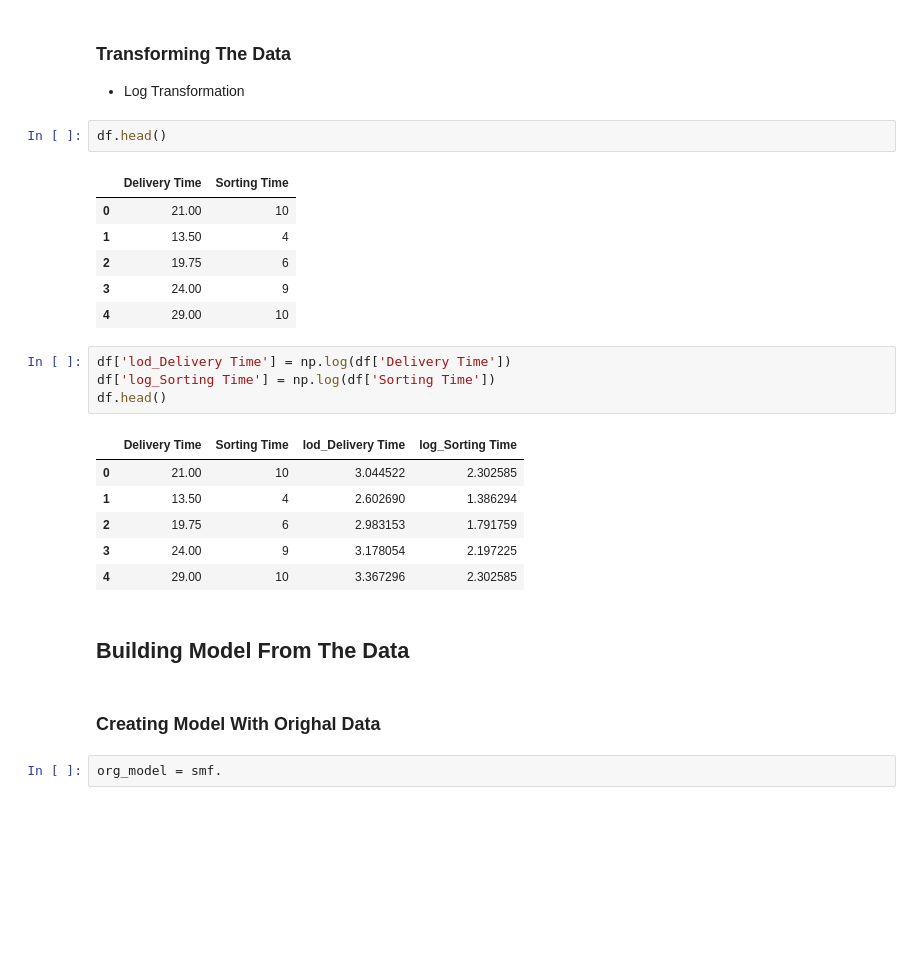
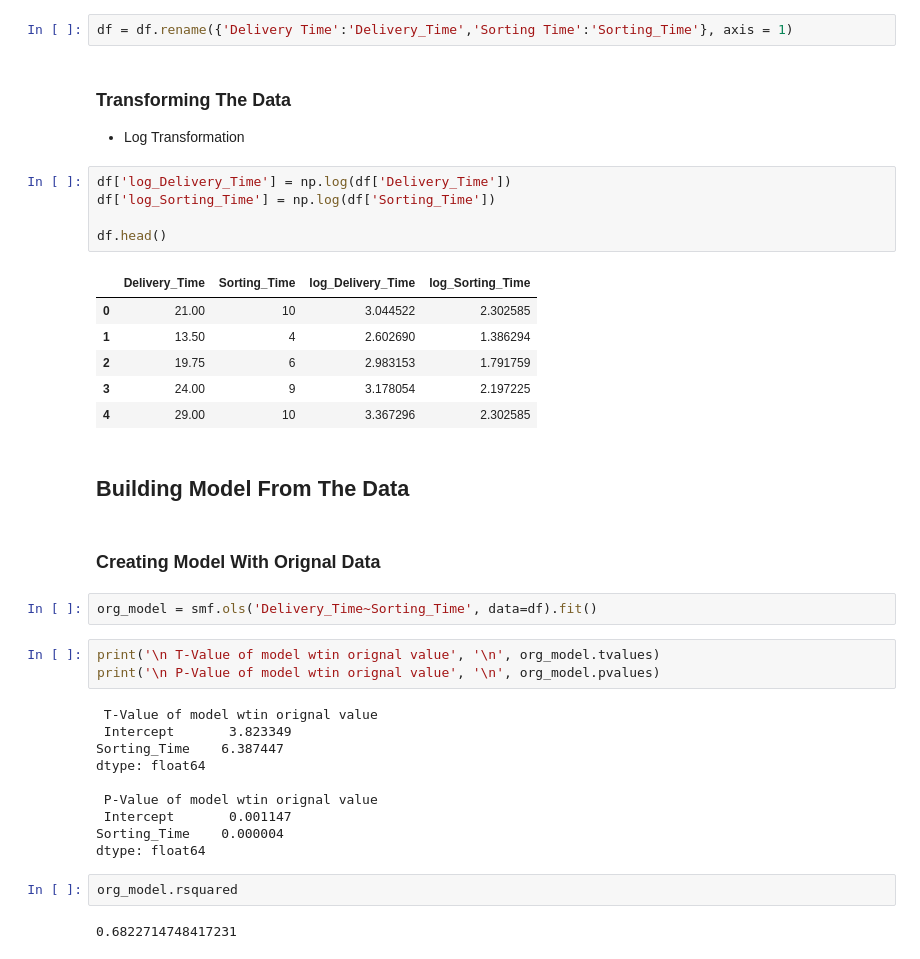
Before and after one commit to kunal-mallick/Data-Science-Assignments, a Jupyter notebook: 04_Simple Linear Regression/Code/Q1.ipynb, the cells around one changed output. Drawn from its saved outputs; the diff is of its cells as text; blank space fills up the shorter version.

Commit message:
completed org and log model

```diff
--- a/04_Simple Linear Regression/Code/Q1.ipynb
+++ b/04_Simple Linear Regression/Code/Q1.ipynb
@@ -107,25 +107,19 @@ df['Sorting Time'].skew()
 0.047115474210530174
 # %% [markdown]
 - As skewness value is between -0.5 to 0.5, so we can keep the orignal data
+# %%
+df = df.rename({'Delivery Time':'Delivery_Time','Sorting Time':'Sorting_Time'}, axis = 1)
 # %% [markdown]
 ### Transforming The Data
 
 - Log Transformation
-# %%
-df.head()
-# %% [output]
-|  | Delivery Time | Sorting Time |
-| 0 | 21.00 | 10 |
-| 1 | 13.50 | 4 |
-| 2 | 19.75 | 6 |
-| 3 | 24.00 | 9 |
-| 4 | 29.00 | 10 |
 # %%
-df['lod_Delivery Time'] = np.log(df['Delivery Time'])
-df['log_Sorting Time'] = np.log(df['Sorting Time'])
+df['log_Delivery_Time'] = np.log(df['Delivery_Time'])
+df['log_Sorting_Time'] = np.log(df['Sorting_Time'])
+
 df.head()
 # %% [output]
-|  | Delivery Time | Sorting Time | lod_Delivery Time | log_Sorting Time |
+|  | Delivery_Time | Sorting_Time | log_Delivery_Time | log_Sorting_Time |
 | 0 | 21.00 | 10 | 3.044522 | 2.302585 |
 | 1 | 13.50 | 4 | 2.602690 | 1.386294 |
 | 2 | 19.75 | 6 | 2.983153 | 1.791759 |
@@ -134,6 +128,23 @@ df.head()
 # %% [markdown]
 ## Building Model From The Data
 # %% [markdown]
-### Creating Model With Orighal Data
+### Creating Model With Orignal Data
+# %%
+org_model = smf.ols('Delivery_Time~Sorting_Time', data=df).fit()
+# %%
+print('\n T-Value of model wtin orignal value', '\n', org_model.tvalues)
+print('\n P-Value of model wtin orignal value', '\n', org_model.pvalues)
+# %% [output]
+ T-Value of model wtin orignal value
+ Intercept       3.823349
+Sorting_Time    6.387447
+dtype: float64
+
+ P-Value of model wtin orignal value
+ Intercept       0.001147
+Sorting_Time    0.000004
+dtype: float64
 # %%
-org_model = smf.
+org_model.rsquared
+# %% [output]
+0.6822714748417231
```
Also changed, not shown: parts of 6 cells of this notebook.
